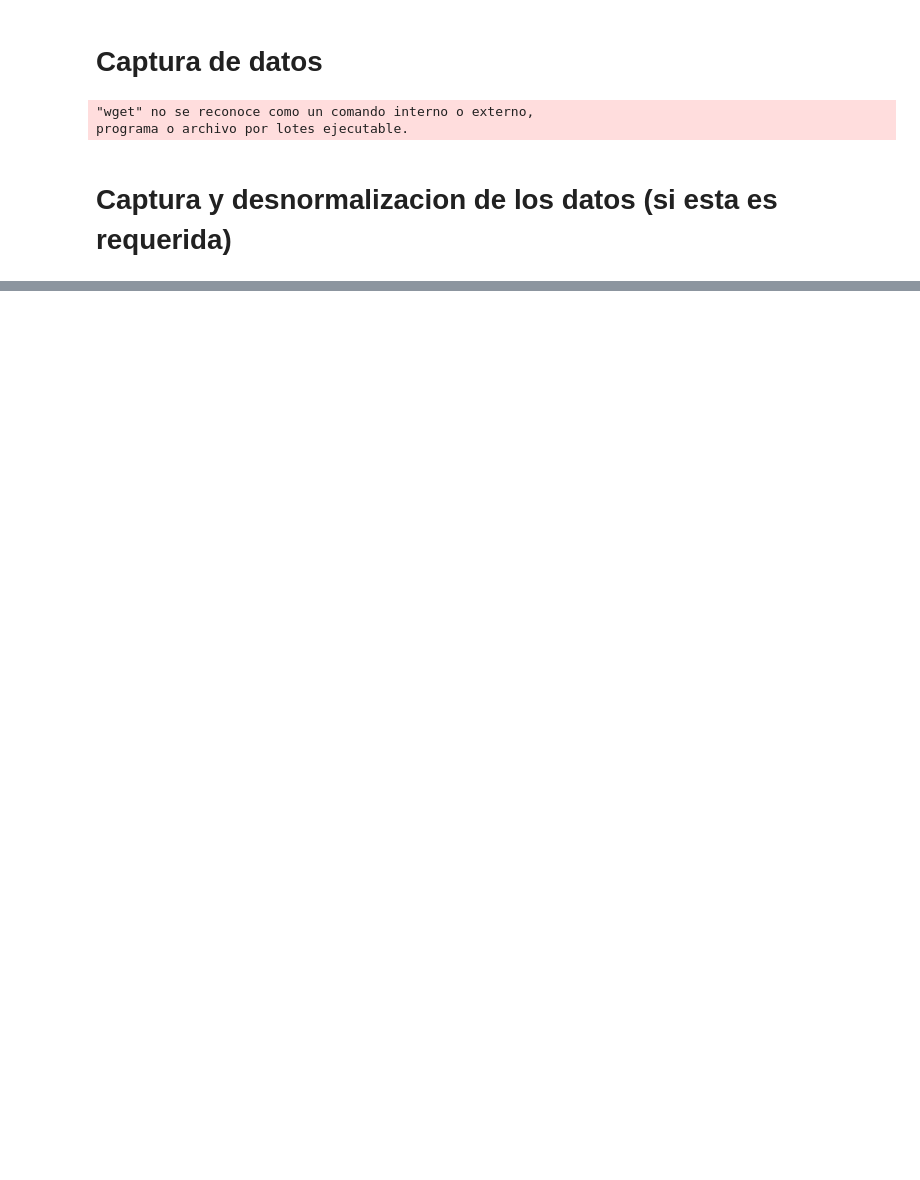
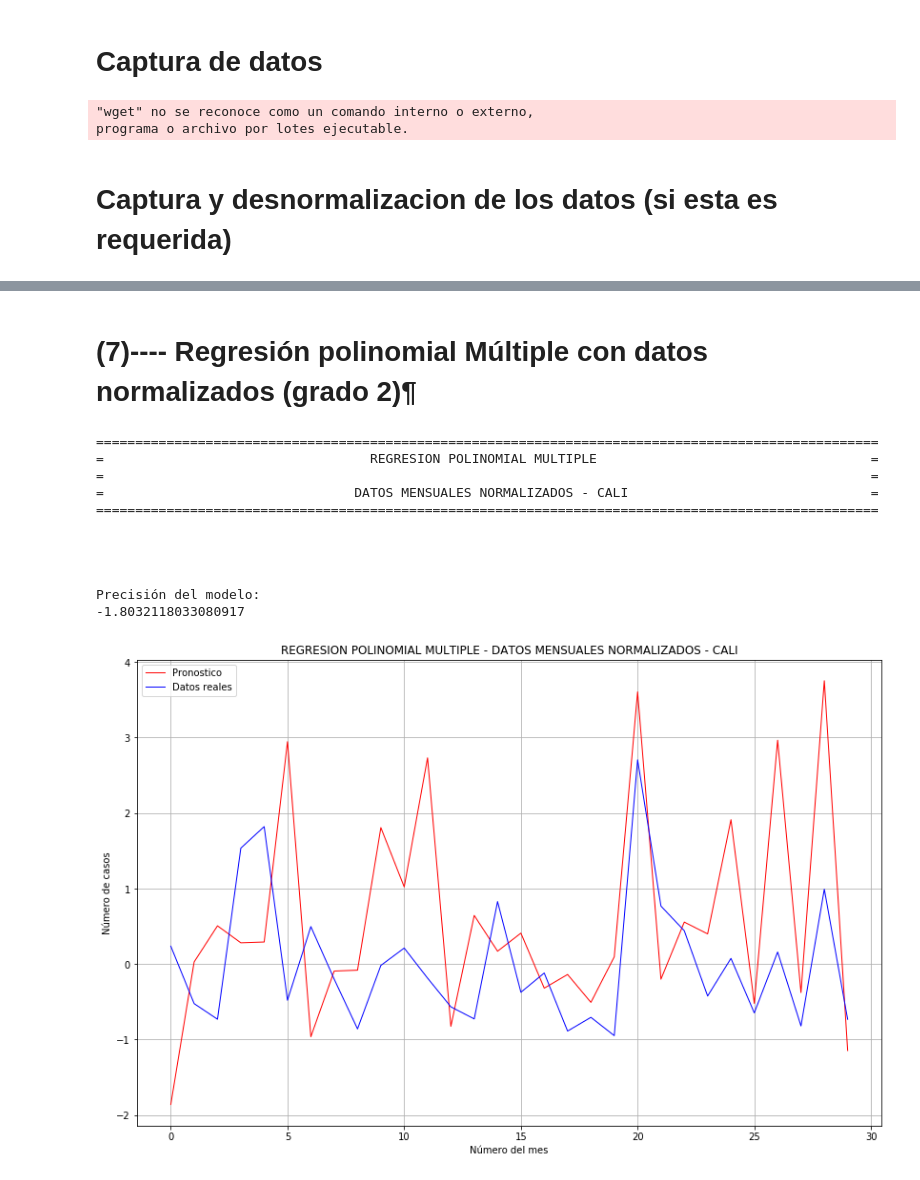
Before and after one commit to hjmesa/Dengue, a Jupyter notebook: Evaluacion_Regresiones_Cali_Mes.ipynb, the cells around one changed output, grey strips where cells are left out. Saved outputs shown, nothing was run; the diff lists cells and outputs as text; code cells hidden in the pictures; blank space fills up the shorter version.

```diff
--- a/Evaluacion_Regresiones_Cali_Mes.ipynb
+++ b/Evaluacion_Regresiones_Cali_Mes.ipynb
@@ -1367,0 +852,75 @@ Precisión del modelo: R =  -0.7582239622644642
+# %% [markdown]
+# (7)---- Regresión polinomial Múltiple con datos normalizados (grado 2)¶
+# %%
+#OK (7)
+
+#Precision en la regresion polinomial multiple con datos normalizados
+
+P_R_POLI_M_N = 0
+
+cadena = ""
+print (cadena.center(100, "="))
+cadena = "                                  REGRESION POLINOMIAL MULTIPLE                                   "
+print (cadena.center(100, "="))
+cadena = "                                                                                                  "
+print (cadena.center(100, "="))
+cadena = "                                DATOS MENSUALES NORMALIZADOS - CALI                               "
+print (cadena.center(100, "="))
+cadena = ""
+print (cadena.center(100, "="))
+print ('\n\n\n')
+
+#Generar la matriz de datos para el entrenamiento
+X,y = captura(Datos)
+
+
+#Se define el grado del polinomio
+poli_reg = PolynomialFeatures(degree = 2)
+
+
+
+#Separo los datos de "train" en entrenamiento y prueba para probar los algoritmos
+X_train, X_test, y_train, y_test = train_test_split(X, y, test_size=0.2)
+
+#Defino el algoritmo a utilizar
+lr_multiple = linear_model.LinearRegression()
+
+#Se transforma las características existentes en características de mayor grado
+X_train_poli = poli_reg.fit_transform(X_train)
+X_test_poli = poli_reg.fit_transform(X_test)
+
+#Defino el algoritmo a utilizar
+pr = linear_model.LinearRegression()
+
+#Entreno el modelo
+pr.fit(X_train_poli, y_train)
+
+#Realizo una predicción
+Y_pred_pr = pr.predict(X_test_poli)
+
+#Graficamos los datos junto con el modelo
+#plt.scatter(X_test_poli, y_test)
+#plt.plot(X_test_poli, Y_pred_pr, color='red', linewidth=3)
+#plt.show()
+
+P_R_POLI_M_N = pr.score(X_test_poli, y_test)
+
+print('Precisión del modelo:')
+print(P_R_POLI_M_N)
+
+
+
+grafico_multiple(Y_pred_pr,'REGRESION POLINOMIAL MULTIPLE - DATOS MENSUALES NORMALIZADOS - CALI')
+# %% [output]
+====================================================================================================
+=                                  REGRESION POLINOMIAL MULTIPLE                                   =
+=                                                                                                  =
+=                                DATOS MENSUALES NORMALIZADOS - CALI                               =
+====================================================================================================
+
+
+
+
+Precisión del modelo:
+-1.8032118033080917
+[figure, added]
```
Also changed, not shown: parts of 52 cells of this notebook, 16 other files.
